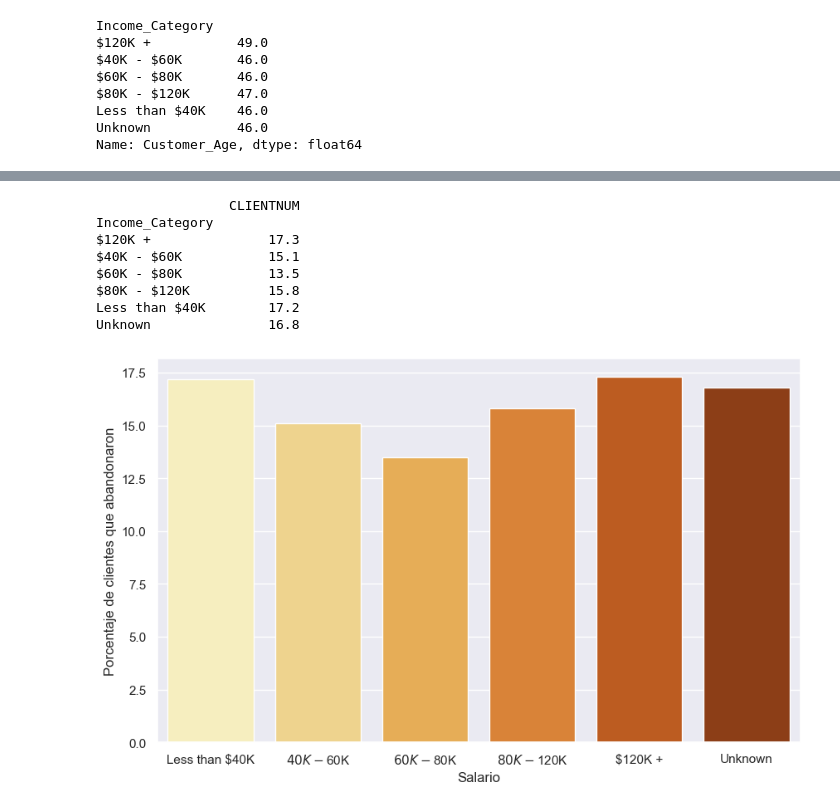
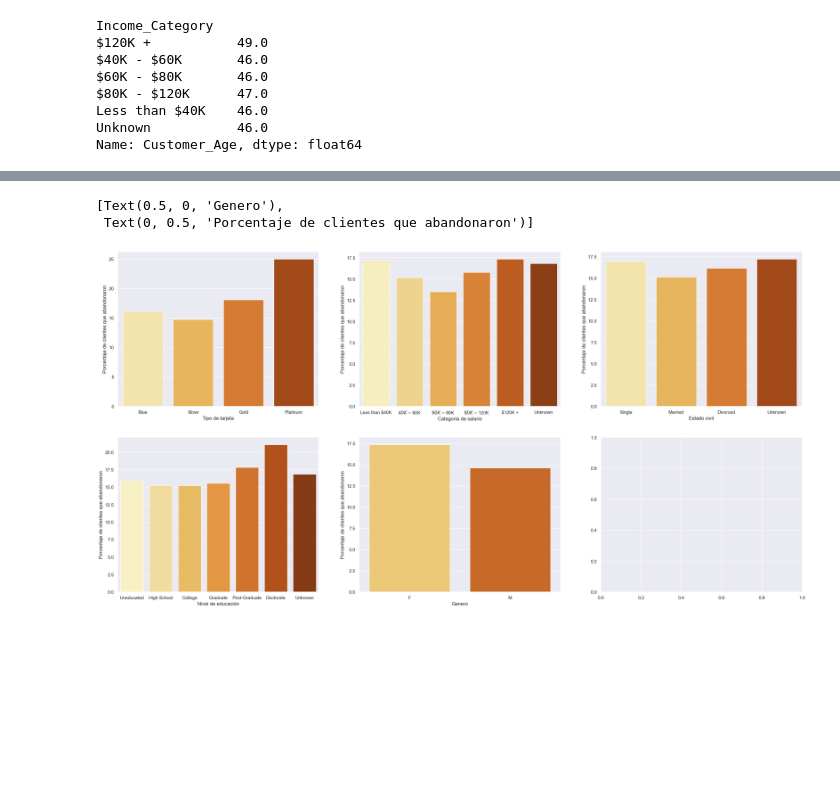
Before and after one commit to AgusDRizzo/Proyecto_final_DS_1, a Jupyter notebook: Prueba.ipynb, the cells around one changed output, grey strips where cells are left out. Saved outputs shown, nothing was run; the diff lists cells and outputs as text; code cells hidden in the pictures; blank space fills up the shorter version.

Commit message:
Avanzamos en la construcción de gráficos

```diff
--- a/Prueba.ipynb
+++ b/Prueba.ipynb
@@ -98,6 +98,3 @@ $80K - $120K      47.0
 Less than $40K    46.0
 Unknown           46.0
 Name: Customer_Age, dtype: float64
-# %%
-sns.set_theme(rc={'figure.figsize':(10,6)})
-sns.boxplot(data=df, x="Income_Category", y="Total_Trans_Ct", order = salario_ordenado, palette="YlOrBr")
@@ -119,24 +101,44 @@ Name: Total_Trans_Ct, dtype: float64
-# %%
-#Recuento de clientes exisitentes o ausentes en funcion de salario
-df_a = df[df["Attrition_Flag"]=="Attrited Customer"]
-df_a = df_a.groupby("Income_Category")["CLIENTNUM"].count()
-df_e = df[df["Attrition_Flag"]=="Existing Customer"]
-df_e = df_e.groupby("Income_Category")["CLIENTNUM"].count()
-df_t = df.groupby("Income_Category")["CLIENTNUM"].count()
-df_division = (df_a / df_t)*100
-df_division = df_division.round(1)
-df_division = df_division.to_frame()
-sns.set_theme(rc={'figure.figsize':(10,6)})
-bp1 = sns.barplot(data=df_division, x=df_division.index, y="CLIENTNUM", order = salario_ordenado, palette="YlOrBr")
-bp1.set(xlabel= "Salario", ylabel= "Porcentaje de clientes que abandonaron")
-print(df_division)
-# %% [output]
-                 CLIENTNUM
-Income_Category
-$120K +               17.3
-$40K - $60K           15.1
-$60K - $80K           13.5
-$80K - $120K          15.8
-Less than $40K        17.2
-Unknown               16.8
-[figure, removed]
+# %%
+#Bucle para calcular el porcentaje de clientes que abandonaron por categoría en cada una de las variables categoricas del dataset.
+#El resultado es una lista, y cada elemento de la lista es un datadrame que contiene como índice las categorías de una variable y como columna CLIENTNUM el porcentaje de clientes que abandonaron
+lista_columnas = df.columns
+df_attrited = df[df["Attrition_Flag"]=="Attrited Customer"]
+lista_df_attrited_division = []
+for i in lista_columnas:
+    if df.dtypes[i] == "object":
+        df_attrited_agrupado = df_attrited.groupby(i)["CLIENTNUM"].count()
+        df_t = df.groupby(i)["CLIENTNUM"].count()
+        df_attrited_division = (df_attrited_agrupado / df_t)*100
+        df_attrited_division = df_attrited_division.to_frame()
+        lista_df_attrited_division.append(df_attrited_division)
+    else:
+        continue
+#Probar con el método reset_index()
+#Defino variables para establecer el orden de las sitintas categorías en los gráficos de barra
+salarios = df["Income_Category"].unique()
+tarjetas = df["Card_Category"].unique()
+estado_civil = df["Marital_Status"].unique()
+eduacion = df["Education_Level"].unique()
+salarios = [salarios[1], salarios[3], salarios[0], salarios[2], salarios[4], salarios[5]]
+tarjetas = [tarjetas[0], tarjetas[2], tarjetas[1], tarjetas[3]]
+estado_civil = [estado_civil[1], estado_civil[0], estado_civil[3], estado_civil[2]]
+eduacion = [eduacion[2], eduacion[0], eduacion[4], eduacion[1], eduacion[5], eduacion[6], eduacion[3]]
+
+#Creo los gráficos de barras usando los dataframes guardados en la list que resultó del bucle for.
+f, axs = plt.subplots(2, 3, figsize=(30, 15), gridspec_kw=dict(width_ratios=[5, 5, 5]))
+bp0 = sns.barplot(data=lista_df_attrited_division[5], x=lista_df_attrited_division[5].index, y="CLIENTNUM", palette="YlOrBr", ax=axs[0, 0], order = tarjetas)
+bp1 = sns.barplot(data=lista_df_attrited_division[4], x=lista_df_attrited_division[4].index, y="CLIENTNUM", palette="YlOrBr", ax=axs[0, 1], order = salarios)
+bp2 = sns.barplot(data=lista_df_attrited_division[3], x=lista_df_attrited_division[3].index, y="CLIENTNUM", palette="YlOrBr", ax=axs[0, 2], order = estado_civil)
+bp3 = sns.barplot(data=lista_df_attrited_division[2], x=lista_df_attrited_division[2].index, y="CLIENTNUM", palette="YlOrBr", ax=axs[1, 0], order = eduacion)
+bp4 = sns.barplot(data=lista_df_attrited_division[1], x=lista_df_attrited_division[1].index, y="CLIENTNUM", palette="YlOrBr", ax=axs[1, 1])
+
+#Cambio el nombre del eje X y del eje Y
+bp0.set(xlabel= "Tipo de tarjeta", ylabel= "Porcentaje de clientes que abandonaron")
+bp1.set(xlabel= "Categoría de salario", ylabel= "Porcentaje de clientes que abandonaron")
+bp2.set(xlabel= "Estado civil", ylabel= "Porcentaje de clientes que abandonaron")
+bp3.set(xlabel= "Nivel de educación", ylabel= "Porcentaje de clientes que abandonaron")
+bp4.set(xlabel= "Genero", ylabel= "Porcentaje de clientes que abandonaron")
+# %% [output]
+[Text(0.5, 0, 'Genero'),
+ Text(0, 0.5, 'Porcentaje de clientes que abandonaron')]
+[figure, added]
```
Also changed, not shown: parts of 4 cells of this notebook.
